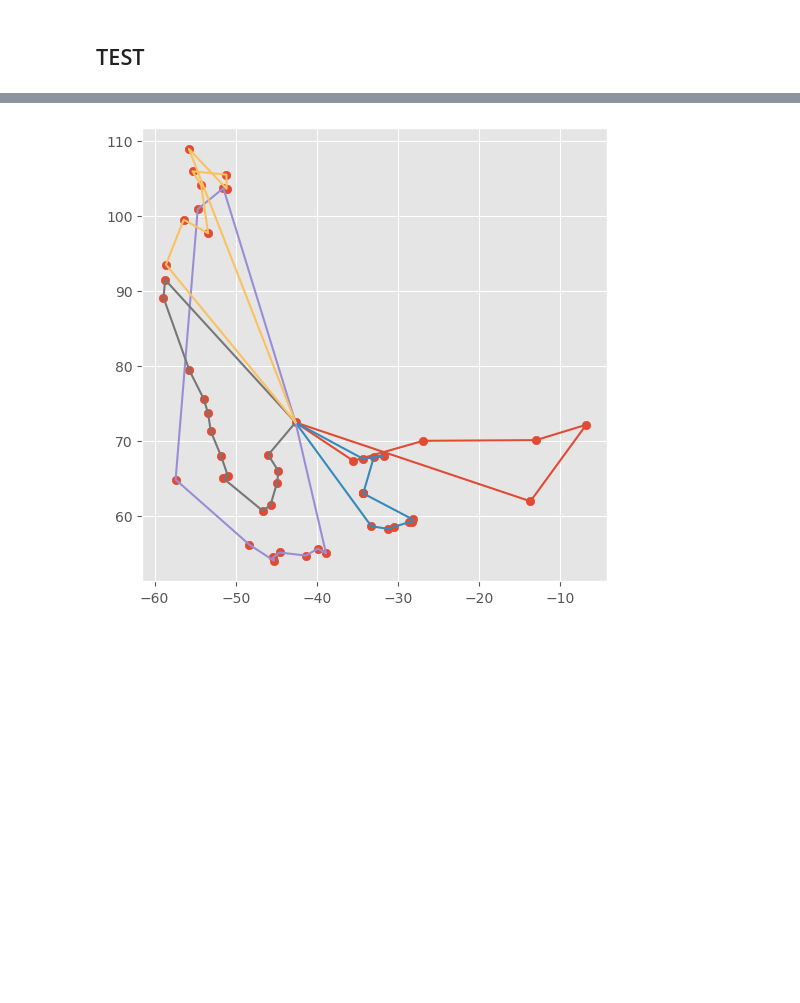
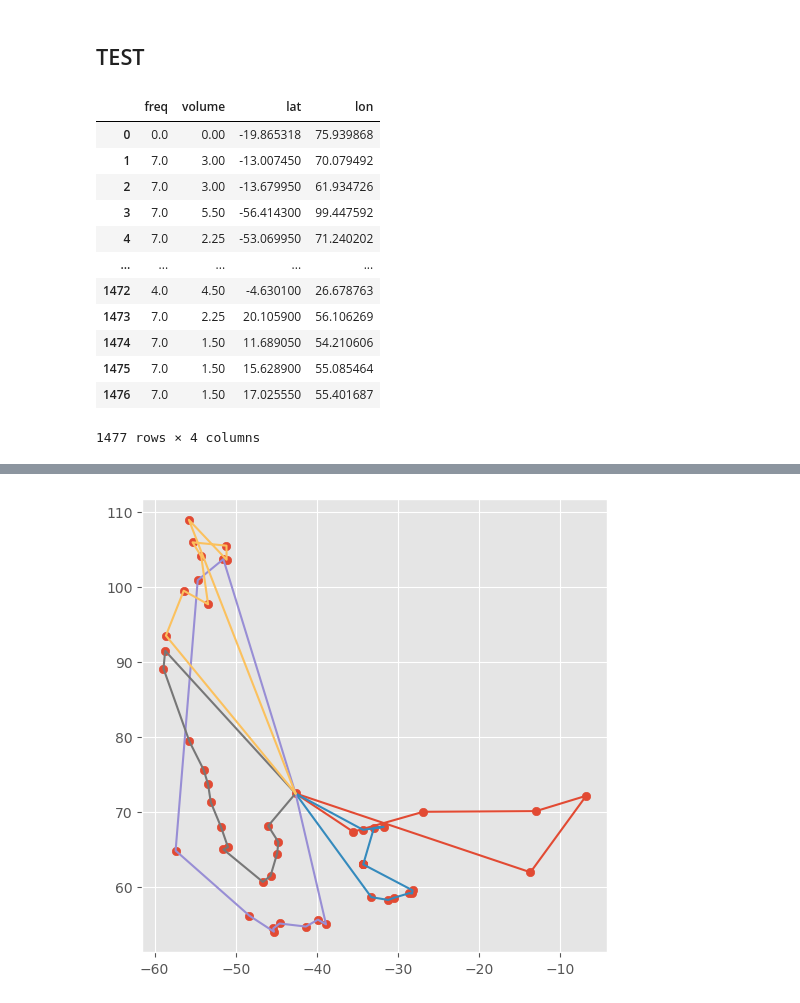
Before and after one commit to EvgenyOleshkevich/transopt_routing, a Jupyter notebook: NIER/NIR_balanced_weight2.ipynb, the cells around one changed output, grey strips where cells are left out. Drawn from its saved outputs; the diff is of its cells as text; code cells hidden in the pictures; blank space fills up the shorter version.

```diff
--- a/NIER/NIR_balanced_weight2.ipynb
+++ b/NIER/NIR_balanced_weight2.ipynb
@@ -358,4 +358,19 @@ df.drop(['address', 'count', 'v'], axis=1).to_csv('cpp_data.csv', index = False,
 # %% [markdown]
 ## TEST
 # %%
-df = pd.read_csv('data_vertex_test.csv', sep = ' ')
+df = pd.read_csv('data_vertex.csv', sep = ' ')
+df
+# %% [output]
+|  | freq | volume | lat | lon |
+| 0 | 0.0 | 0.00 | -19.865318 | 75.939868 |
+| 1 | 7.0 | 3.00 | -13.007450 | 70.079492 |
+| 2 | 7.0 | 3.00 | -13.679950 | 61.934726 |
+| 3 | 7.0 | 5.50 | -56.414300 | 99.447592 |
+| 4 | 7.0 | 2.25 | -53.069950 | 71.240202 |
+| ... | ... | ... | ... | ... |
+| 1472 | 4.0 | 4.50 | -4.630100 | 26.678763 |
+| 1473 | 7.0 | 2.25 | 20.105900 | 56.106269 |
+| 1474 | 7.0 | 1.50 | 11.689050 | 54.210606 |
+| 1475 | 7.0 | 1.50 | 15.628900 | 55.085464 |
+| 1476 | 7.0 | 1.50 | 17.025550 | 55.401687 |
+1477 rows × 4 columns
```
Also changed, not shown: parts of 5 cells of this notebook, 3 other files.
